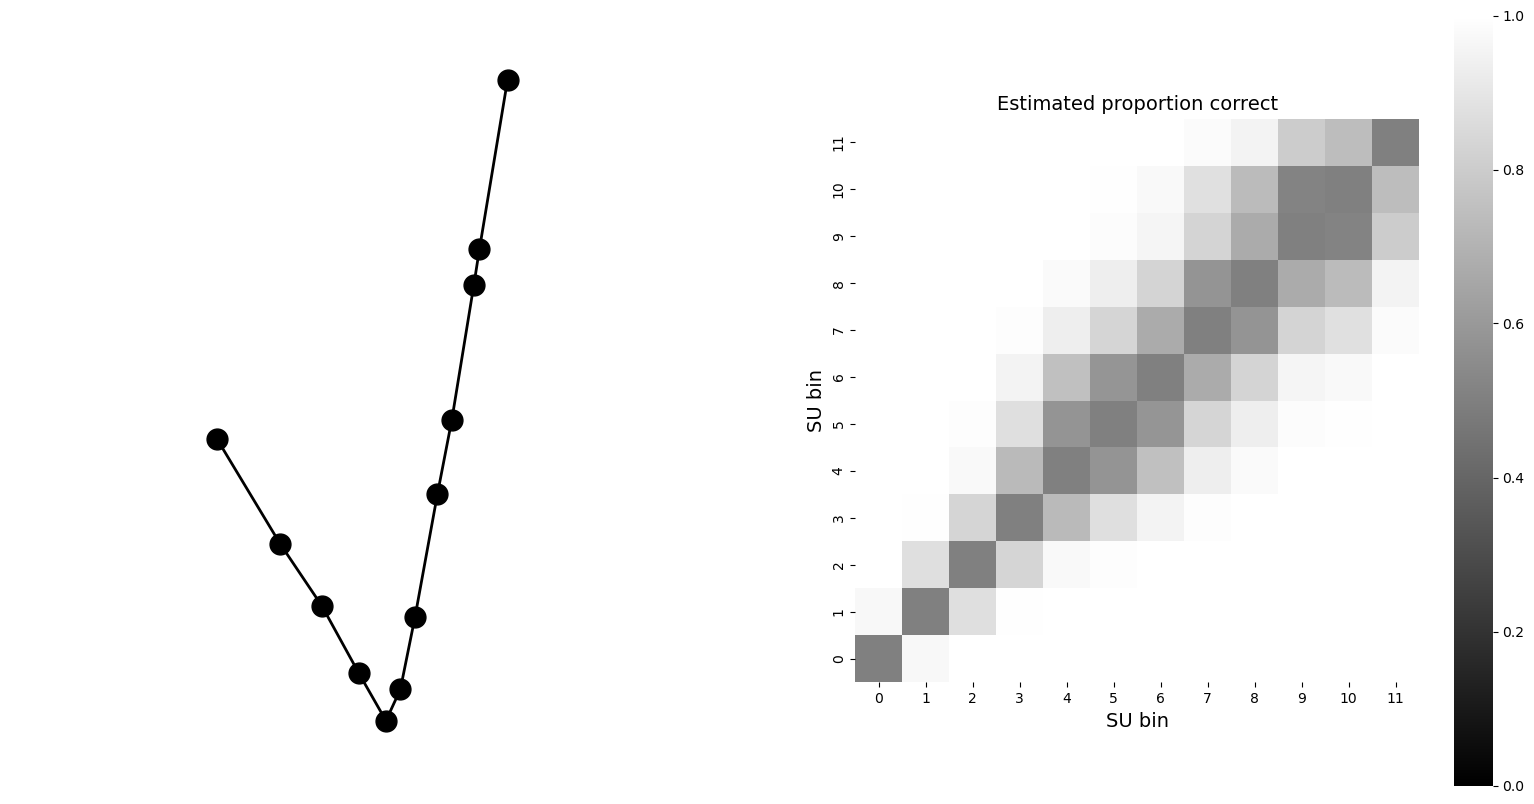
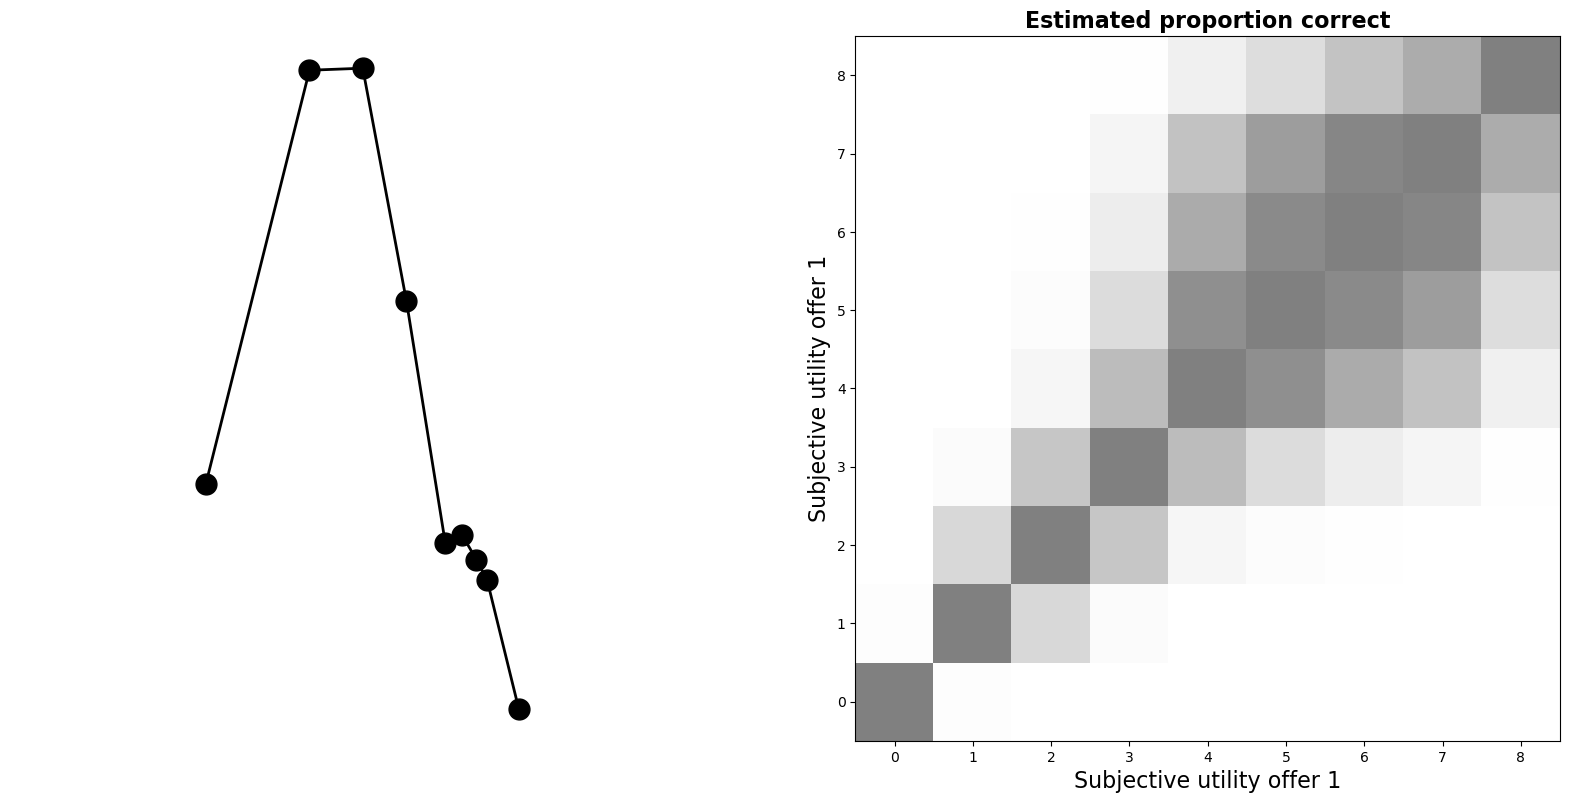
The notebook cell's code change between the first figure and the second:
--- before
+++ after
@@ -7,11 +7,11 @@
 axs[0].set_axis_off()
 
-sns.heatmap(elbo.p.detach().numpy().squeeze(), ax=axs[1], cmap='gray', vmin=0, vmax=1)
+# sns.heatmap(elbo.p.detach().numpy().squeeze(), xticklabels=np.round(bin_range), yticklabels=np.round(bin_range), ax=axs[1], cmap='gray', vmin=0, vmax=1)
+axs[1].imshow(elbo.p.detach().numpy().squeeze(), cmap='gray', vmin=0, vmax=1)
 axs[1].invert_yaxis()
-axs[1].set_title('Estimated proportion correct', fontsize=14)
+axs[1].set_title('Estimated proportion correct', fontsize=16, fontweight='bold')
 # axs[1].set_box_aspect(1)  
 axs[1].set_aspect('equal') 
-axs[1].set_xlabel('SU bin', fontsize=14)
-axs[1].set_ylabel('SU bin', fontsize=14)
-
+axs[1].set_xlabel('Subjective utility offer 1', fontsize=16)
+axs[1].set_ylabel('Subjective utility offer 1', fontsize=16)
 plt.show()

Commit: add data